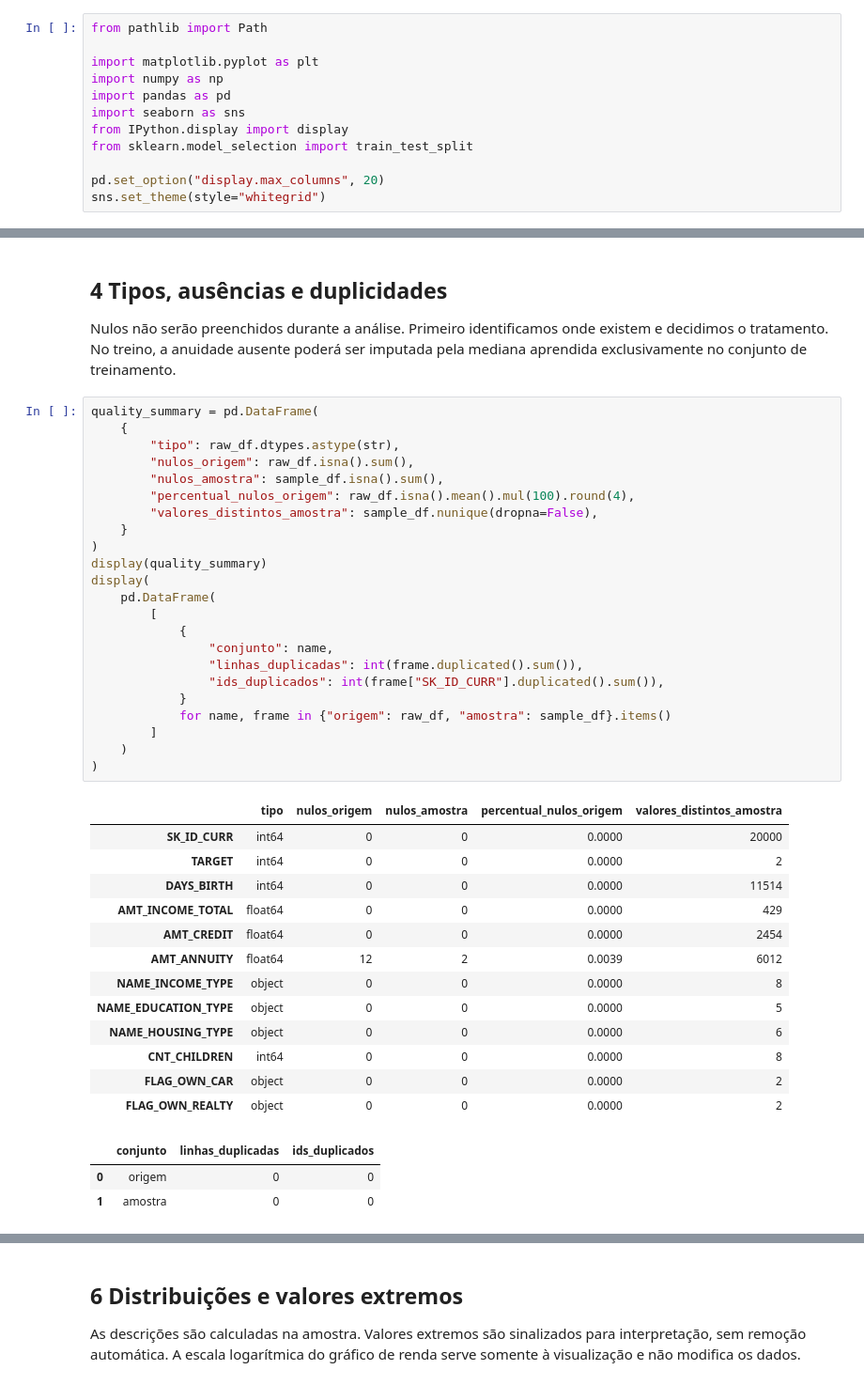
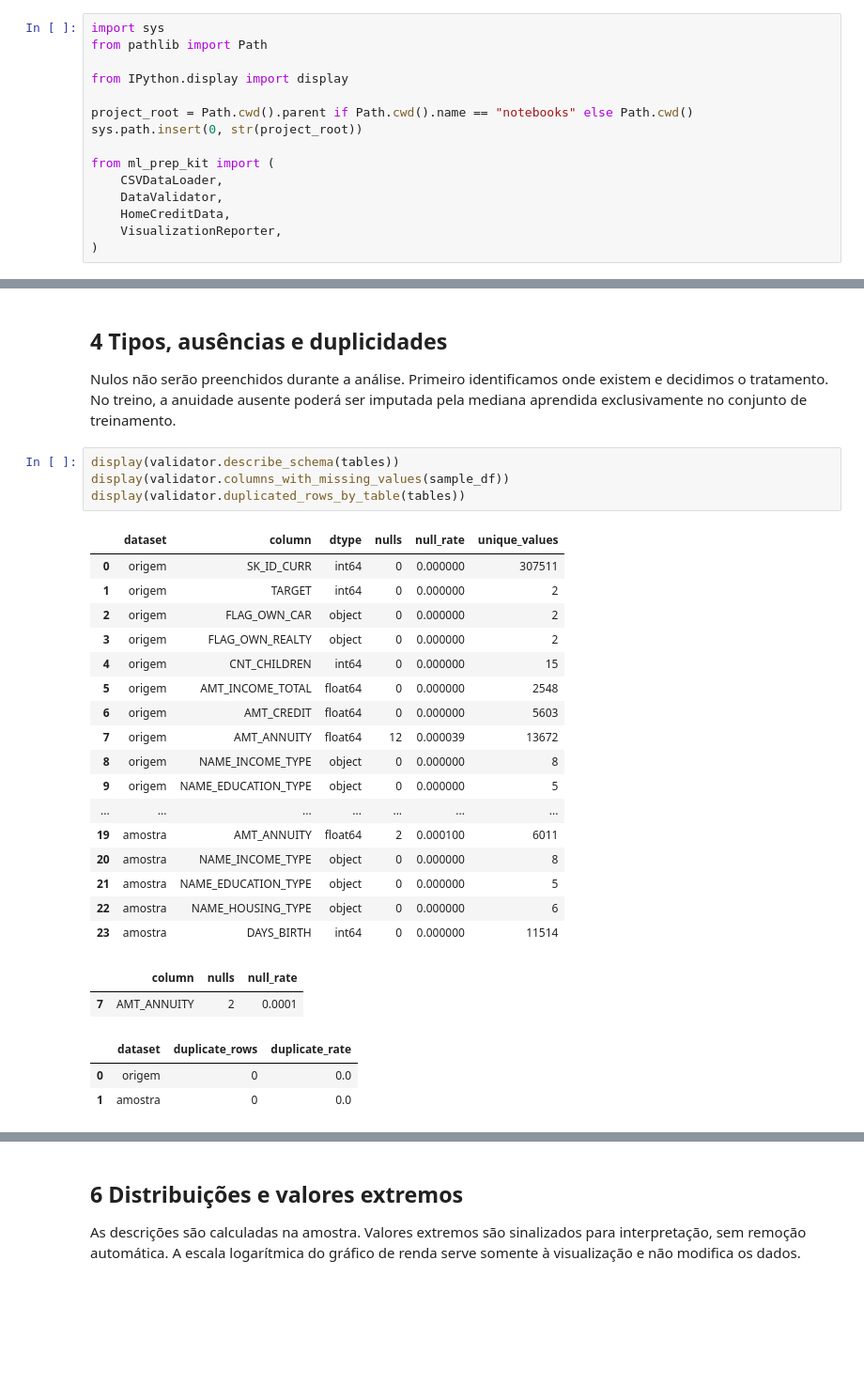
Before and after one commit to jrrrtricolor/FIAP-fase4-fintech, a Jupyter notebook: notebooks/01_eda_home_credit.ipynb, the cells around one changed output, grey strips where cells are left out. Shown at 94% size. Saved outputs shown, nothing was run; the diff lists cells and outputs as text; blank space fills up the shorter version.

```diff
--- a/notebooks/01_eda_home_credit.ipynb
+++ b/notebooks/01_eda_home_credit.ipynb
@@ -18,15 +18,18 @@ não são necessárias. Execute as células de cima para baixo.
 Use o ambiente do projeto (`make notebook`) ou o Jupyter do Docker.
 O notebook não faz download nem autenticação no Kaggle.
 # %%
+import sys
 from pathlib import Path
 
-import matplotlib.pyplot as plt
-import numpy as np
-import pandas as pd
-import seaborn as sns
 from IPython.display import display
-from sklearn.model_selection import train_test_split
 
-pd.set_option("display.max_columns", 20)
-sns.set_theme(style="whitegrid")
+project_root = Path.cwd().parent if Path.cwd().name == "notebooks" else Path.cwd()
+sys.path.insert(0, str(project_root))
+
+from ml_prep_kit import (
+    CSVDataLoader,
+    DataValidator,
+    HomeCreditData,
+    VisualizationReporter,
+)
 # %%
@@ -203,45 +115,32 @@ Nulos não serão preenchidos durante a análise. Primeiro identificamos onde
 existem e decidimos o tratamento. No treino, a anuidade ausente poderá ser
 imputada pela mediana aprendida exclusivamente no conjunto de treinamento.
 # %%
-quality_summary = pd.DataFrame(
-    {
-        "tipo": raw_df.dtypes.astype(str),
-        "nulos_origem": raw_df.isna().sum(),
-        "nulos_amostra": sample_df.isna().sum(),
-        "percentual_nulos_origem": raw_df.isna().mean().mul(100).round(4),
-        "valores_distintos_amostra": sample_df.nunique(dropna=False),
-    }
-)
-display(quality_summary)
-display(
-    pd.DataFrame(
-        [
-            {
-                "conjunto": name,
-                "linhas_duplicadas": int(frame.duplicated().sum()),
-                "ids_duplicados": int(frame["SK_ID_CURR"].duplicated().sum()),
-            }
-            for name, frame in {"origem": raw_df, "amostra": sample_df}.items()
-        ]
-    )
-)
+display(validator.describe_schema(tables))
+display(validator.columns_with_missing_values(sample_df))
+display(validator.duplicated_rows_by_table(tables))
 # %% [output]
-|  | tipo | nulos_origem | nulos_amostra | percentual_nulos_origem | valores_distintos_amostra |
-| SK_ID_CURR | int64 | 0 | 0 | 0.0000 | 20000 |
-| TARGET | int64 | 0 | 0 | 0.0000 | 2 |
-| DAYS_BIRTH | int64 | 0 | 0 | 0.0000 | 11514 |
-| AMT_INCOME_TOTAL | float64 | 0 | 0 | 0.0000 | 429 |
-| AMT_CREDIT | float64 | 0 | 0 | 0.0000 | 2454 |
-| AMT_ANNUITY | float64 | 12 | 2 | 0.0039 | 6012 |
-| NAME_INCOME_TYPE | object | 0 | 0 | 0.0000 | 8 |
-| NAME_EDUCATION_TYPE | object | 0 | 0 | 0.0000 | 5 |
-| NAME_HOUSING_TYPE | object | 0 | 0 | 0.0000 | 6 |
-| CNT_CHILDREN | int64 | 0 | 0 | 0.0000 | 8 |
-| FLAG_OWN_CAR | object | 0 | 0 | 0.0000 | 2 |
-| FLAG_OWN_REALTY | object | 0 | 0 | 0.0000 | 2 |
+|  | dataset | column | dtype | nulls | null_rate | unique_values |
+| 0 | origem | SK_ID_CURR | int64 | 0 | 0.000000 | 307511 |
+| 1 | origem | TARGET | int64 | 0 | 0.000000 | 2 |
+| 2 | origem | FLAG_OWN_CAR | object | 0 | 0.000000 | 2 |
+| 3 | origem | FLAG_OWN_REALTY | object | 0 | 0.000000 | 2 |
+| 4 | origem | CNT_CHILDREN | int64 | 0 | 0.000000 | 15 |
+| 5 | origem | AMT_INCOME_TOTAL | float64 | 0 | 0.000000 | 2548 |
+| 6 | origem | AMT_CREDIT | float64 | 0 | 0.000000 | 5603 |
+| 7 | origem | AMT_ANNUITY | float64 | 12 | 0.000039 | 13672 |
+| 8 | origem | NAME_INCOME_TYPE | object | 0 | 0.000000 | 8 |
+| 9 | origem | NAME_EDUCATION_TYPE | object | 0 | 0.000000 | 5 |
+| ... | ... | ... | ... | ... | ... | ... |
+| 19 | amostra | AMT_ANNUITY | float64 | 2 | 0.000100 | 6011 |
+| 20 | amostra | NAME_INCOME_TYPE | object | 0 | 0.000000 | 8 |
+| 21 | amostra | NAME_EDUCATION_TYPE | object | 0 | 0.000000 | 5 |
+| 22 | amostra | NAME_HOUSING_TYPE | object | 0 | 0.000000 | 6 |
+| 23 | amostra | DAYS_BIRTH | int64 | 0 | 0.000000 | 11514 |
-|  | conjunto | linhas_duplicadas | ids_duplicados |
-| 0 | origem | 0 | 0 |
-| 1 | amostra | 0 | 0 |
+|  | column | nulls | null_rate |
+| 7 | AMT_ANNUITY | 2 | 0.0001 |
+|  | dataset | duplicate_rows | duplicate_rate |
+| 0 | origem | 0 | 0.0 |
+| 1 | amostra | 0 | 0.0 |
 # %% [markdown]
 ## 5 Validações iniciais de domínio
 
```
Also changed, not shown: parts of 9 cells of this notebook, 17 other files.
